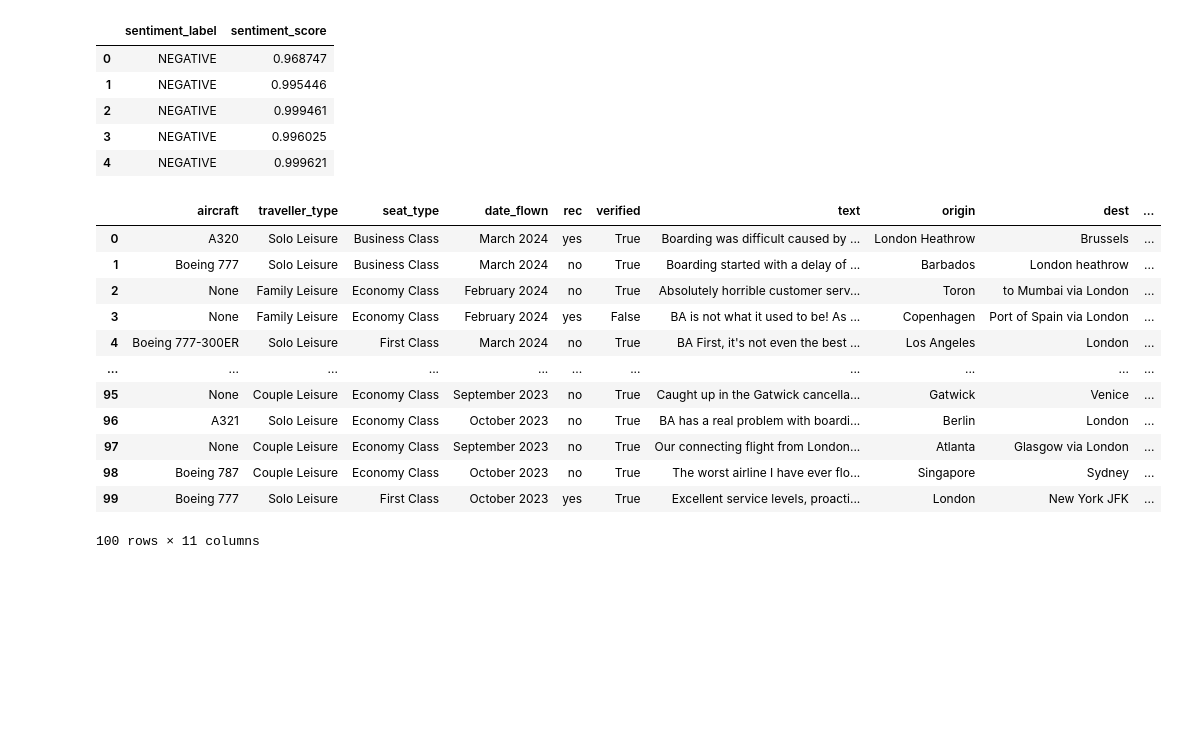
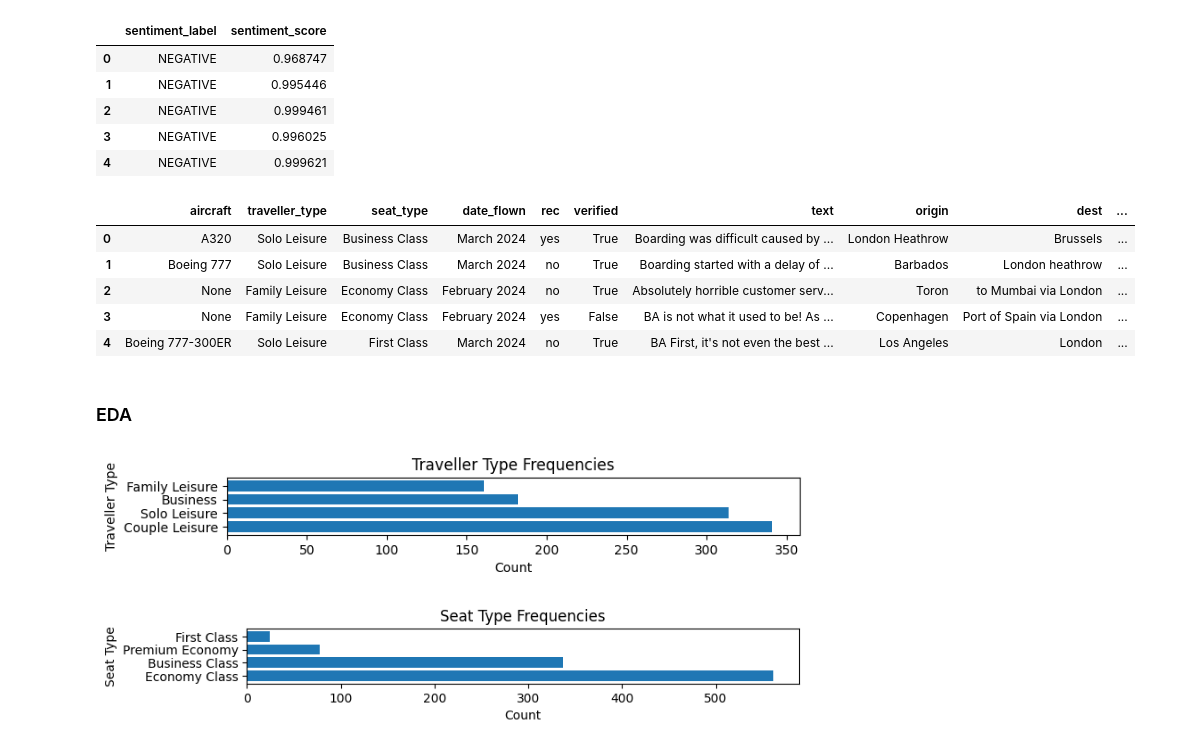
Before and after one commit to juliette-garcia/forage-ba-data-task, a Jupyter notebook: scraper.ipynb, the cells around one changed output. Cells and saved outputs as stored; diff of their text form; code cells hidden in the pictures; blank space fills up the shorter version.

Commit message:
finished basic eda with sentiment

```diff
--- a/scraper.ipynb
+++ b/scraper.ipynb
@@ -129,20 +121,15 @@ sent_df.head()
 | 3 | NEGATIVE | 0.996025 |
 | 4 | NEGATIVE | 0.999621 |
 # %%
-# add this new df to our original df. now we have a df where we know the sentiment of sll the review!
+# add this new df to our original df. now we have a df where we know the sentiment of all the review!
 df = pd.concat([df, sent_df], axis=1)
-df
+df.head()
 # %% [output]
 |  | aircraft | traveller_type | seat_type | date_flown | rec | verified | text | origin | dest | ... |
 | 0 | A320 | Solo Leisure | Business Class | March 2024 | yes | True | Boarding was difficult caused by ... | London Heathrow | Brussels | ... |
 | 1 | Boeing 777 | Solo Leisure | Business Class | March 2024 | no | True | Boarding started with a delay of ... | Barbados | London heathrow | ... |
 | 2 | None | Family Leisure | Economy Class | February 2024 | no | True | Absolutely horrible customer serv... | Toron | to Mumbai via London | ... |
 | 3 | None | Family Leisure | Economy Class | February 2024 | yes | False | BA is not what it used to be! As ... | Copenhagen | Port of Spain via London | ... |
 | 4 | Boeing 777-300ER | Solo Leisure | First Class | March 2024 | no | True | BA First, it's not even the best ... | Los Angeles | London | ... |
-| ... | ... | ... | ... | ... | ... | ... | ... | ... | ... | ... |
-| 95 | None | Couple Leisure | Economy Class | September 2023 | no | True | Caught up in the Gatwick cancella... | Gatwick | Venice | ... |
-| 96 | A321 | Solo Leisure | Economy Class | October 2023 | no | True | BA has a real problem with boardi... | Berlin | London | ... |
-| 97 | None | Couple Leisure | Economy Class | September 2023 | no | True | Our connecting flight from London... | Atlanta | Glasgow via London | ... |
-| 98 | Boeing 787 | Couple Leisure | Economy Class | October 2023 | no | True | The worst airline I have ever flo... | Singapore | Sydney | ... |
-| 99 | Boeing 777 | Solo Leisure | First Class | October 2023 | yes | True | Excellent service levels, proacti... | London | New York JFK | ... |
-100 rows × 11 columns
+# %% [markdown]
+### EDA
@@ -148,0 +174,38 @@ df
+# %%
+# getting a gist of traveller types
+
+travellers = df['traveller_type']
+traveller_type_counts = travellers.value_counts()
+
+# Setting the figure size for better clarity
+plt.figure(figsize=(8, len(traveller_type_counts) * 0.2))  # Adjust the second parameter as needed
+
+plt.barh(traveller_type_counts.index, traveller_type_counts)
+
+# Adding labels and title
+plt.xlabel('Count')
+plt.ylabel('Traveller Type')
+plt.title('Traveller Type Frequencies')
+
+plt.show()
+
+
+# getting a gist of seat types
+
+seats = df['seat_type']
+seat_type_counts = seats.value_counts()
+
+# Setting the figure size for better clarity
+plt.figure(figsize=(8, len(seat_type_counts) * 0.2))  # Adjust the second parameter as needed
+
+plt.barh(seat_type_counts.index, seat_type_counts)
+
+# Adding labels and title
+plt.xlabel('Count')
+plt.ylabel('Seat Type')
+plt.title('Seat Type Frequencies')
+
+plt.show()
+# %% [output]
+[figure, added]
+[figure, added]
```
Also changed, not shown: parts of 10 cells of this notebook.
